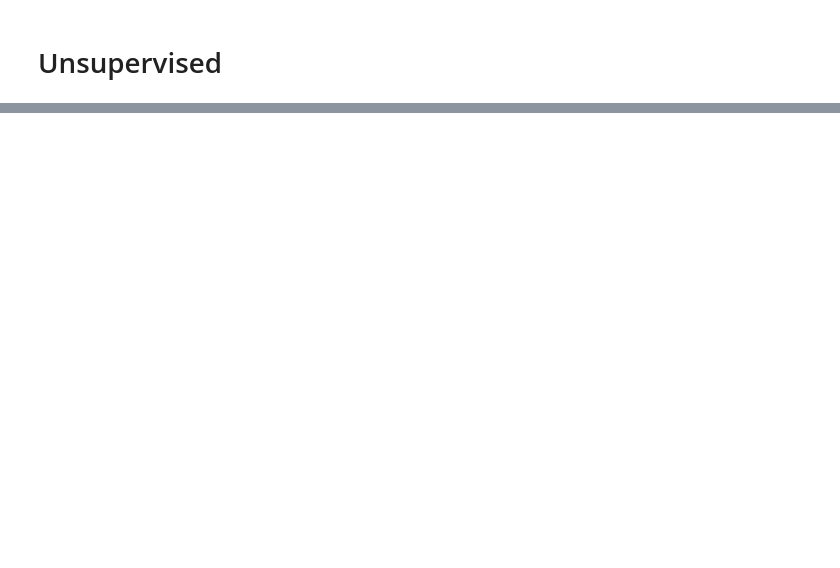
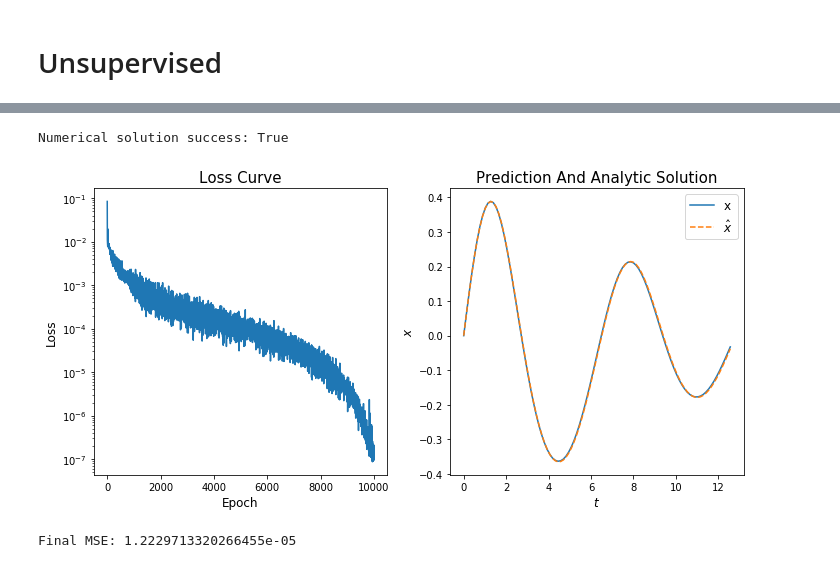
Before and after one commit to dylanrandle/denn, a Jupyter notebook: notebooks/nlo/Unsupervised.ipynb, the cells around one changed output, grey strips where cells are left out. Saved outputs shown, nothing was run; the diff lists cells and outputs as text; code cells hidden in the pictures; blank space fills up the shorter version.

```diff
--- a/notebooks/nlo/Unsupervised.ipynb
+++ b/notebooks/nlo/Unsupervised.ipynb
@@ -26,0 +33,13 @@ Final MSE: 0.0018446407048031688
+# %%
+msenet = Generator(in_dim=1, out_dim=1,
+              n_hidden_units=32,
+              n_hidden_layers=4,
+              activation=nn.Tanh(),
+              output_tan=False,
+              residual=True)
+
+res = train_MSE(msenet, method='unsupervised', niters=10000, make_plot=True, perturb=True)
+# %% [output]
+Numerical solution success: True
+[figure, added]
+Final MSE: 1.2229713320266455e-05
```
Also changed, not shown: parts of 3 cells of this notebook, 3 other files.
